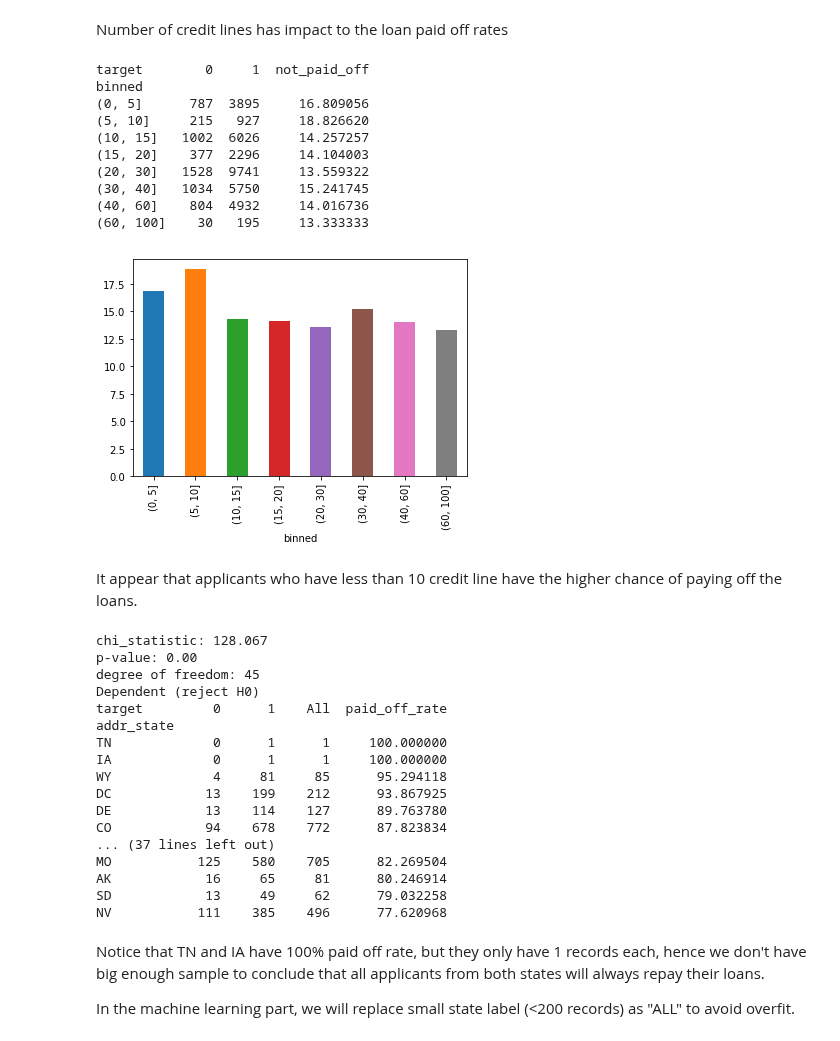
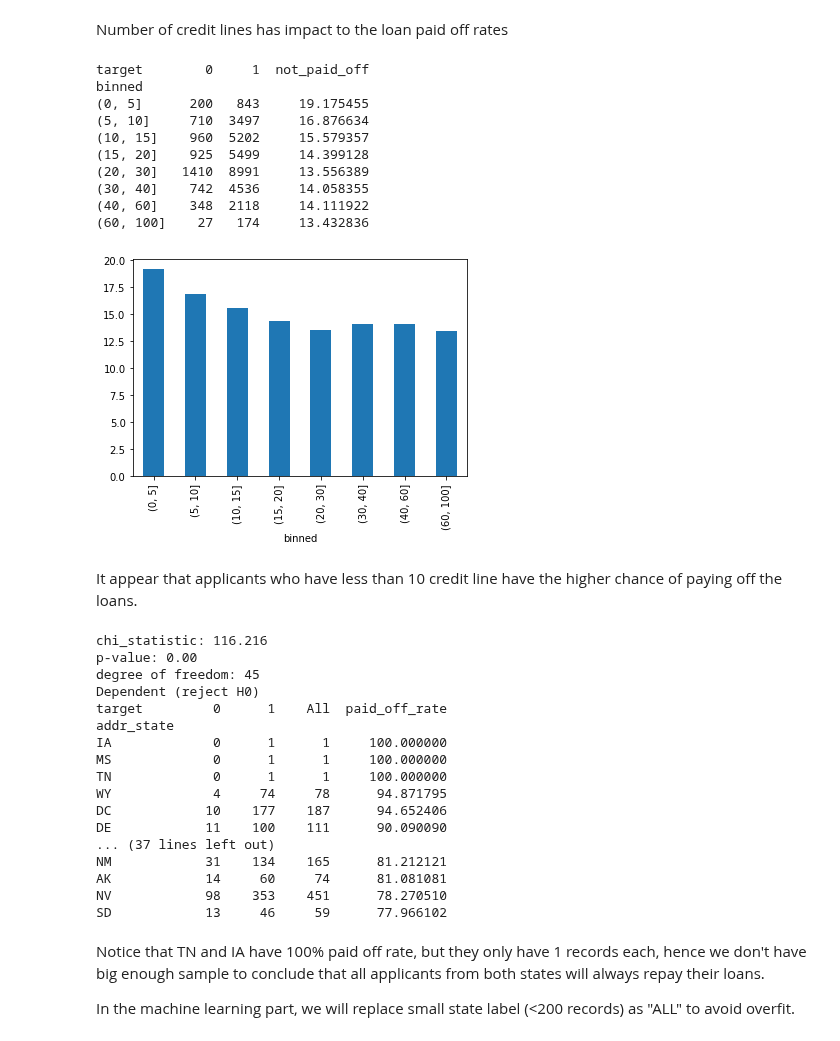
Before and after one commit to sittingman/lending_repayment, a Jupyter notebook: inference_stat.ipynb, the cells around one changed output. Cells and saved outputs as stored; diff of their text form; code cells hidden in the pictures.

```diff
--- a/inference_stat.ipynb
+++ b/inference_stat.ipynb
@@ -7,8 +7,7 @@ import matplotlib.pyplot as plt
 %matplotlib inline
 # %%
 # Read data into dataframe
-lend = pd.read_csv('data/lending_clean.csv')
-lend_2009on = lend[lend['loan_start_d'] >= '2009-01-01']
+lend_ml = pd.read_csv('data/lending_ml.csv')
 # %% [markdown]
 From the data exploratory exercise, we identified that loan purpose appears to have influence on the loans being paid off or not. To prove that the influence is statistically significant, we will run chi square test.
 
@@ -191,50 +190,50 @@ Number of credit lines has impact to the loan paid off rates
 # %%
 # visual the result with binned categories
 bins = [0, 5, 10, 15, 20, 30, 40, 60, 100]
-ttl_acc_table = lend_2009on.copy()
+ttl_acc_table = lend_ml.copy()
 ttl_acc_table['binned'] = pd.cut(ttl_acc_table['total_acc'], bins=bins)
 table_ttl_acc = pd.crosstab(ttl_acc_table['binned'], ttl_acc_table['target']).sort_index()
 table_ttl_acc['not_paid_off'] = table_ttl_acc[0]/(table_ttl_acc[0]+table_ttl_acc[1])*100
 print(table_ttl_acc)
 table_ttl_acc['not_paid_off'].plot(kind='bar');
 # %% [output]
 target        0     1  not_paid_off
 binned
-(0, 5]      787  3895     16.809056
-(5, 10]     215   927     18.826620
-(10, 15]   1002  6026     14.257257
-(15, 20]    377  2296     14.104003
-(20, 30]   1528  9741     13.559322
-(30, 40]   1034  5750     15.241745
-(40, 60]    804  4932     14.016736
-(60, 100]    30   195     13.333333
+(0, 5]      200   843     19.175455
+(5, 10]     710  3497     16.876634
+(10, 15]    960  5202     15.579357
+(15, 20]    925  5499     14.399128
+(20, 30]   1410  8991     13.556389
+(30, 40]    742  4536     14.058355
+(40, 60]    348  2118     14.111922
+(60, 100]    27   174     13.432836
-[figure, old version]
+[figure, new version]
 # %% [markdown]
 It appear that applicants who have less than 10 credit line have the higher chance of paying off the loans.
 # %%
 # state of the applicants
 chi_square('addr_state')
-table_state = pd.crosstab(lend_2009on['addr_state'], lend_2009on['target'], margins=True)
+table_state = pd.crosstab(lend_ml['addr_state'], lend_ml['target'], margins=True)
 table_state['paid_off_rate'] = table_state[1]/(table_state[1] + table_state[0])*100
 print(table_state.sort_values(by='paid_off_rate', ascending=False))
 # %% [output]
-chi_statistic: 128.067
+chi_statistic: 116.216
 p-value: 0.00
 degree of freedom: 45
 Dependent (reject H0)
 target         0      1    All  paid_off_rate
 addr_state
+IA             0      1      1     100.000000
+MS             0      1      1     100.000000
 TN             0      1      1     100.000000
-IA             0      1      1     100.000000
-WY             4     81     85      95.294118
-DC            13    199    212      93.867925
-DE            13    114    127      89.763780
-CO            94    678    772      87.823834
+WY             4     74     78      94.871795
+DC            10    177    187      94.652406
+DE            11    100    111      90.090090
 ... (37 lines left out)
-MO           125    580    705      82.269504
-AK            16     65     81      80.246914
-SD            13     49     62      79.032258
-NV           111    385    496      77.620968
+NM            31    134    165      81.212121
+AK            14     60     74      81.081081
+NV            98    353    451      78.270510
+SD            13     46     59      77.966102
 # %% [markdown]
 Notice that TN and IA have 100% paid off rate, but they only have 1 records each, hence we don't have big enough sample to conclude that all applicants from both states will always repay their loans.
 
```
Also changed, not shown: parts of 10 cells of this notebook.
